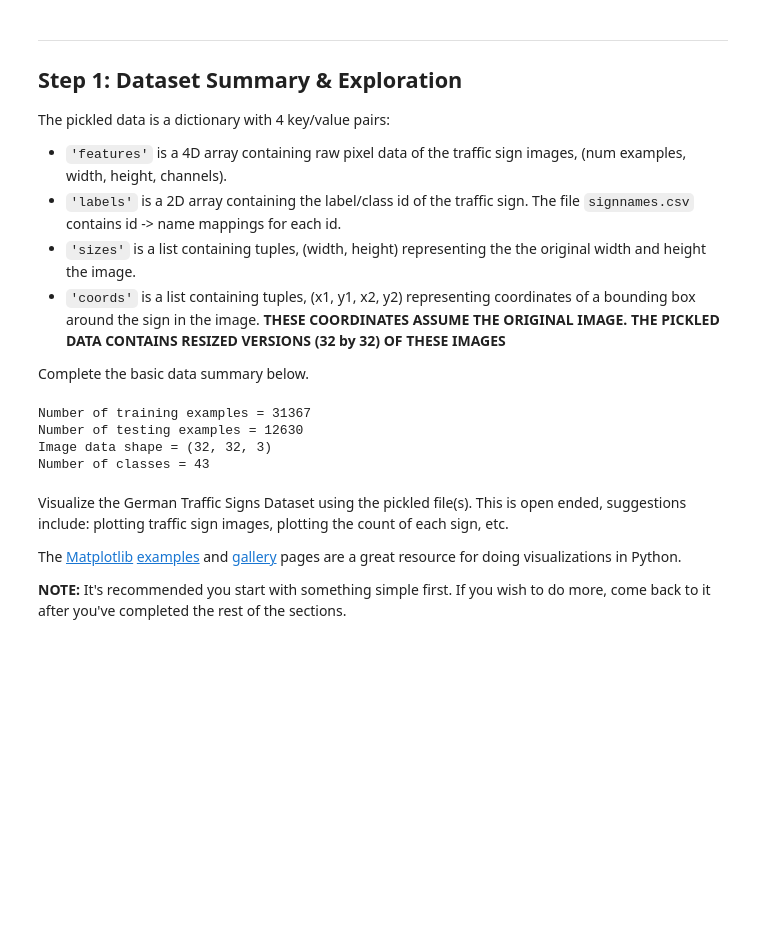
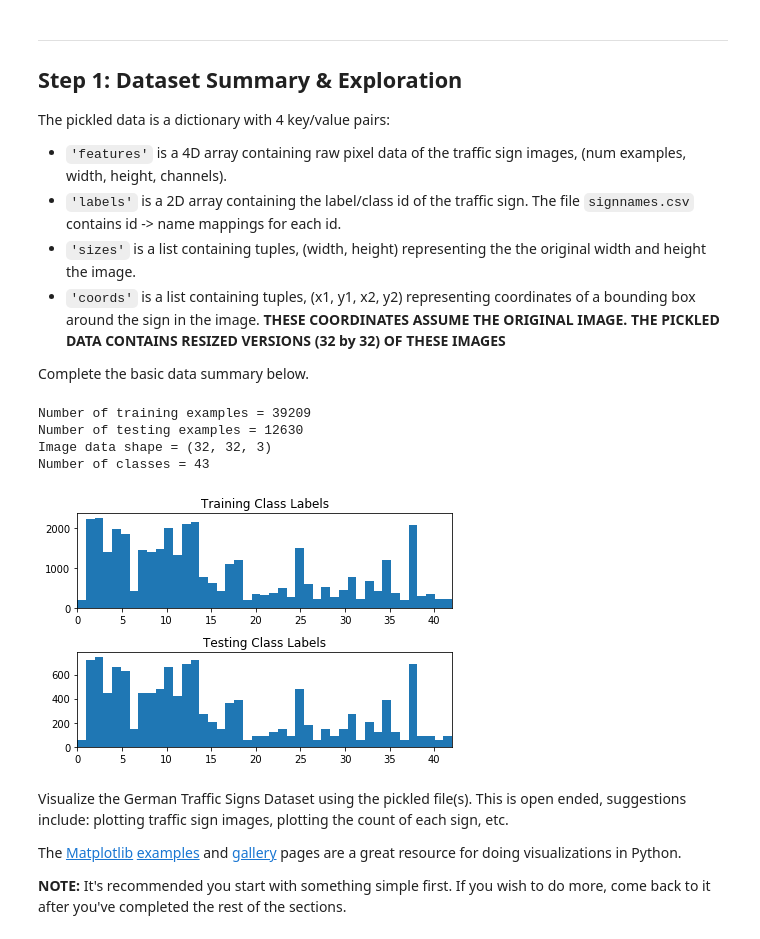
Before and after one commit to rastringer/Traffic-Sign-Classifier, a Jupyter notebook: Traffic_Sign_Classifier.ipynb, the cells around one changed output. Saved outputs shown, nothing was run; the diff lists cells and outputs as text; code cells hidden in the pictures; blank space fills up the shorter version.

```diff
--- a/Traffic_Sign_Classifier.ipynb
+++ b/Traffic_Sign_Classifier.ipynb
@@ -59,26 +52,43 @@ import numpy as np
 
 
 # TODO: Number of training examples
-n_train = len(X_train)
+n_train = y_train.shape[0]
 
 # TODO: Number of testing examples.
-n_test = len(X_test)
+n_test = y_test.shape[0]
 
 # TODO: What's the shape of an traffic sign image?
 image_shape =  X_train[0].shape
 
 # TODO: How many unique classes/labels there are in the dataset.
-n_classes = len(set(y_train))
+# n_classes = len(set(y_train))
+n_classes = np.unique(y_train).size
 
 print("Number of training examples =", n_train)
 print("Number of testing examples =", n_test)
 print("Image data shape =", image_shape)
 print("Number of classes =", n_classes)
 # %% [output]
-Number of training examples = 31367
+Number of training examples = 39209
 Number of testing examples = 12630
 Image data shape = (32, 32, 3)
 Number of classes = 43
+# %%
+import random
+import matplotlib.pyplot as plt
+import matplotlib.gridspec as gridspec
+%matplotlib inline
+
+#visualize label distribution
+plt.subplot(211).hist(y_train,43);
+plt.xlim(0,42)
+plt.title('Training Class Labels');
+plt.subplot(212).hist(y_test,43);
+plt.title('Testing Class Labels');
+plt.xlim(0,42)
+plt.tight_layout();
+# %% [output]
+[figure, added]
 # %% [markdown]
 Visualize the German Traffic Signs Dataset using the pickled file(s). This is open ended, suggestions include: plotting traffic sign images, plotting the count of each sign, etc.
 
```
Also changed, not shown: parts of 27 cells of this notebook, 17 other files.
